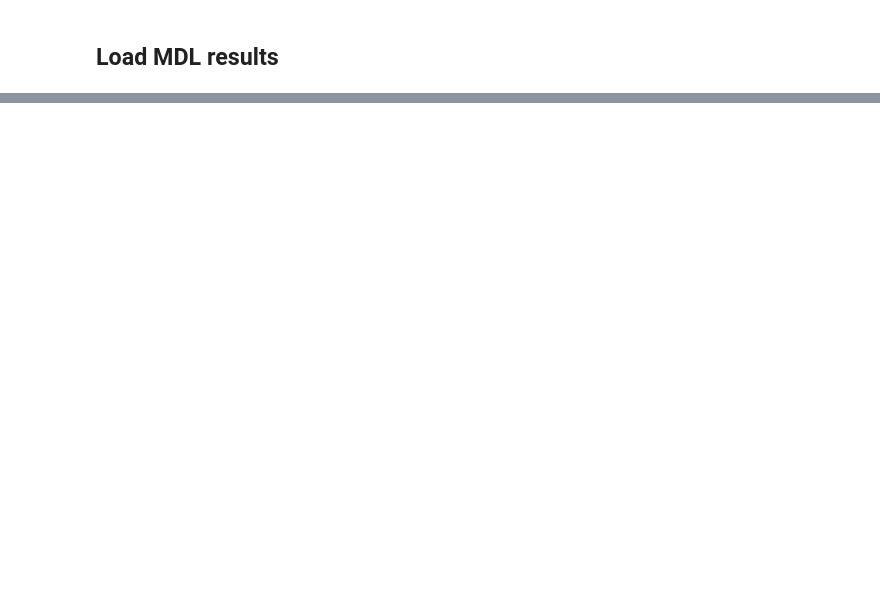
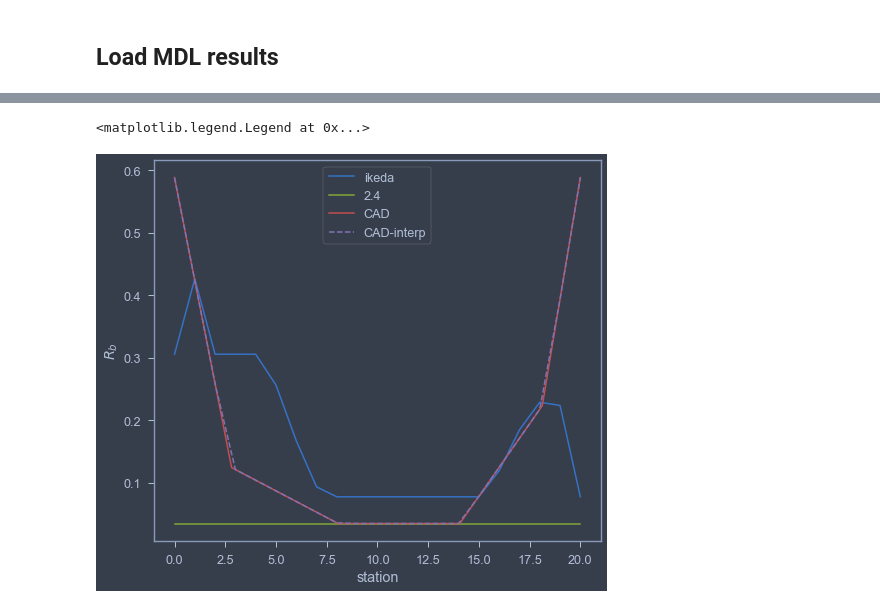
Before and after one commit to martinlarsalbert/Prediction-of-roll-motion-using-fully-nonlinear-potential-flow-and-Ikedas-method, a Jupyter notebook: notebooks/06.1_KVLCC2_motions.ipynb, the cells around one changed output, grey strips where cells are left out. Saved outputs shown, nothing was run; the diff lists cells and outputs as text; code cells hidden in the pictures; blank space fills up the shorter version.

```diff
--- a/notebooks/06.1_KVLCC2_motions.ipynb
+++ b/notebooks/06.1_KVLCC2_motions.ipynb
@@ -315,0 +414,34 @@ run['results']
+# %%
+lpp = estimator.lpp
+
+Rs_data = [
+          [lpp*scale_factor,40],
+          [290,15.21],
+          [225,2.4],
+          [129,2.4],
+          [45,8.48],
+          [0,40],
+            ]  # Measured on full scale geometry
+
+
+df_Rs = pd.DataFrame(data=Rs_data, columns=['x','R_b'])
+df_Rs['R_b']/=scale_factor
+df_Rs['x']/=scale_factor
+df_Rs['station'] = df_Rs['x']/lpp*20
+df_Rs.sort_values(by='station', inplace=True)
+
+stations = np.arange(0,21,1)
+df_Rs_interp = pd.DataFrame(index=stations)
+
+df_Rs_interp['R_b'] = np.interp(stations,df_Rs['station'].values,df_Rs['R_b'].values)
+# %%
+ikeda1 = deepcopy(estimator)
+ikeda1.bBK=0
+ikeda1.lBK=0
+ikeda1.fi_a = np.deg2rad(10)
+# %%
+ikeda2 = deepcopy(ikeda1)
+ikeda3 = deepcopy(ikeda1)
+
+ikeda2._R = df_Rs_interp['R_b'].values
+ikeda3._R = 2.4/scale_factor
@@ -315,0 +452,14 @@ run['results']
+# %%
+R_b = ikeda1.calculate_R_b()
+fig,ax=plt.subplots()
+ax.plot(R_b, label='ikeda')
+ax.plot([0,20],[ikeda3.R,ikeda3.R], label='2.4')
+
+df_Rs.plot(x='station', y='R_b', ax=ax, label='CAD')
+df_Rs_interp.plot(y='R_b', ax=ax, style='--', label='CAD-interp')
+ax.set_ylabel(r'$R_b$')
+ax.set_xlabel('station')
+ax.legend()
+# %% [output]
+<matplotlib.legend.Legend at 0x...>
+[figure, added]
```
Also changed, not shown: parts of 26 cells of this notebook, 12 other files.
